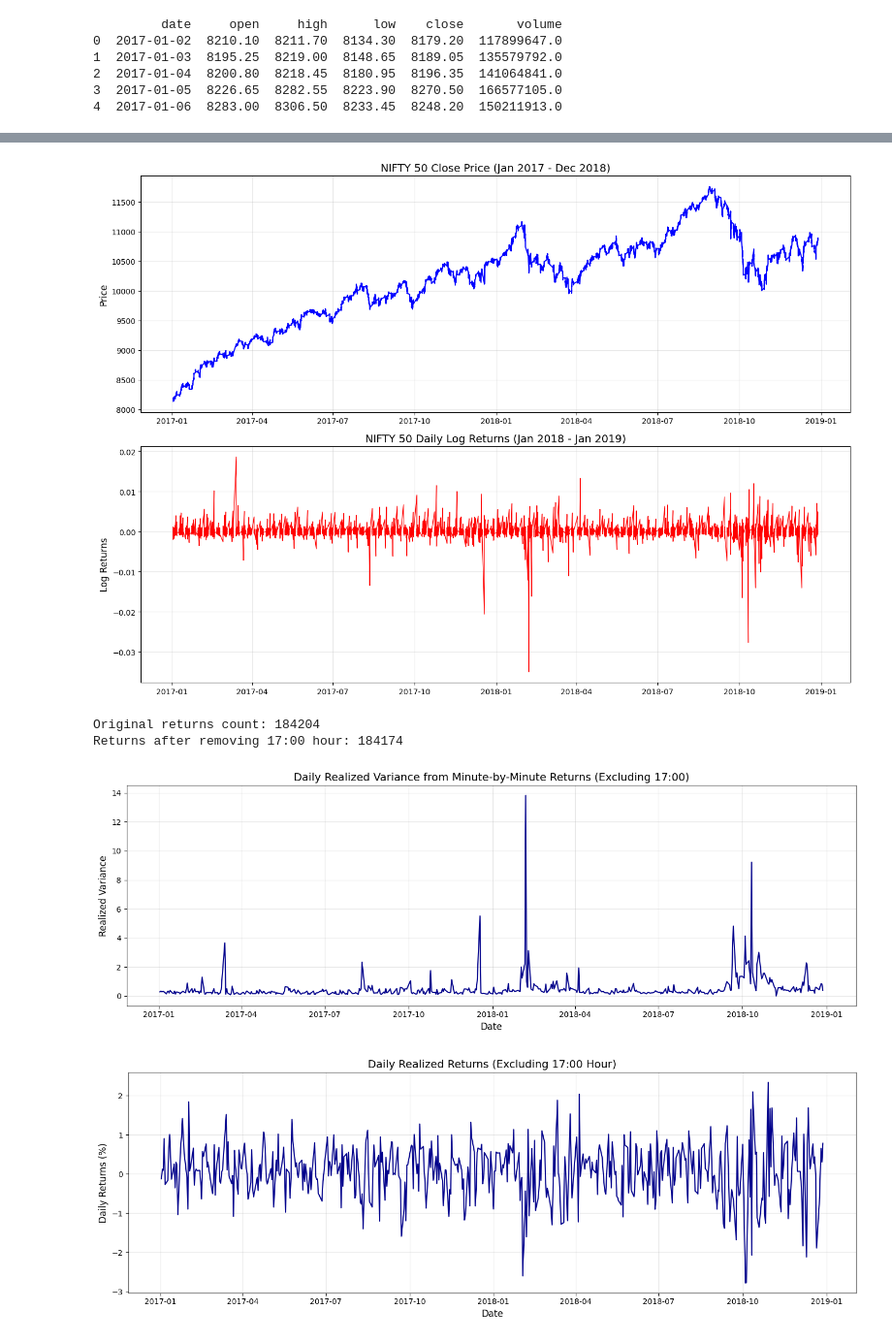
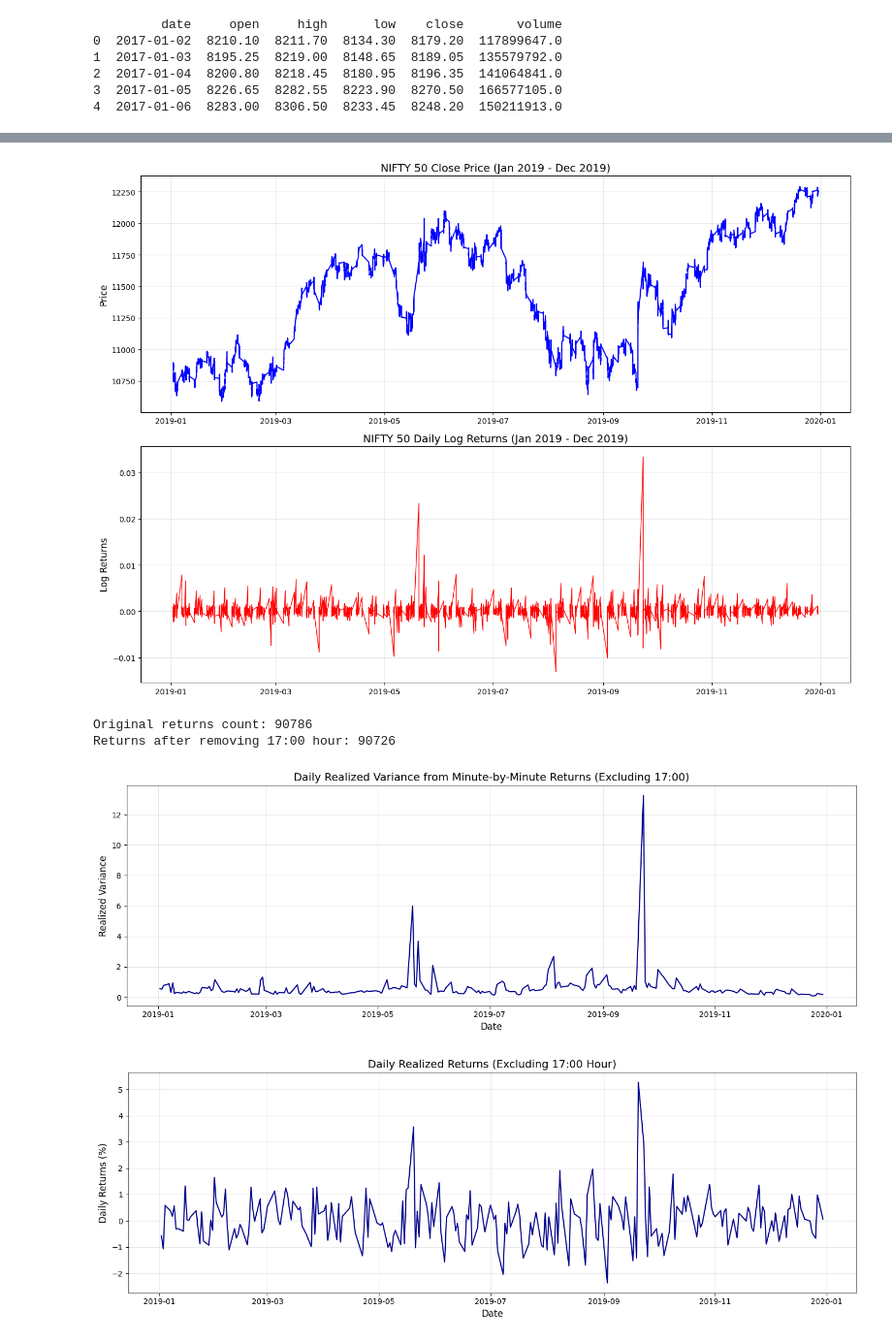
Before and after one commit to ClaudiooBarbieri/econometric-insurance, a Jupyter notebook: econometric/CyrilGARCH.ipynb, the cells around one changed output, grey strips where cells are left out. Shown at 97% size. Drawn from its saved outputs; the diff is of its cells as text; code cells hidden in the pictures.

```diff
--- a/econometric/CyrilGARCH.ipynb
+++ b/econometric/CyrilGARCH.ipynb
@@ -131,8 +121,9 @@ import statsmodels.tsa.stattools as ts
 
 
 # Filter data for specific date range
-data_start_date = pd.Timestamp("2017-01-02", tz="Asia/Kolkata")
-data_end_date = pd.Timestamp("2018-12-31", tz="Asia/Kolkata")
+data_start_date = pd.Timestamp("2019-01-02", tz="Asia/Kolkata")
+data_end_date = pd.Timestamp("2019-12-31", tz="Asia/Kolkata")
+
 
 
 filtered_stock_data = nifty50_data.loc[data_start_date:data_end_date]['close']
@@ -150,14 +141,14 @@ plt.figure(figsize=(14, 10))
 # Plot price Time Series
 plt.subplot(2, 1, 1)
 plt.plot(filtered_stock_data.index, filtered_stock_data.values, 'b-', linewidth=1.5)
-plt.title('NIFTY 50 Close Price (Jan 2017 - Dec 2018)', fontsize=14)
+plt.title('NIFTY 50 Close Price (Jan 2019 - Dec 2019)', fontsize=14)
 plt.ylabel('Price', fontsize=12)
 plt.grid(True, alpha=0.3)
 
 # Returns Time Series
 plt.subplot(2, 1, 2)
 plt.plot(returns.index, returns.values, 'r-', linewidth=1)
-plt.title('NIFTY 50 Daily Log Returns (Jan 2018 - Jan 2019)', fontsize=14)
+plt.title('NIFTY 50 Daily Log Returns (Jan 2019 - Dec 2019)', fontsize=14)
 plt.ylabel('Log Returns', fontsize=12)
 plt.grid(True, alpha=0.3)
 
@@ -169,6 +160,13 @@ returns.index = pd.to_datetime(returns.index)
 
 # Filter out 17:00 hour returns
 filtered_returns = returns[returns.index.hour != 17]
+
+
+filtered_returns= returns[
+    (returns.index.hour >= 9) & (returns.index.hour <= 15)
+]
+
+
 print(f"Original returns count: {len(returns)}")
 print(f"Returns after removing 17:00 hour: {len(filtered_returns)}")
 
@@ -202,6 +200,8 @@ plt.tight_layout()
 plt.show()
 
 # Add hourly aggregation (excluding 17:00 hour)
+print(filtered_returns.head(100))
+
 hourly_returns = filtered_returns.groupby(filtered_returns.index.floor('h')).sum() * 100
 hourly_returns = pd.Series(hourly_returns, name='Hourly Log Return')
 
@@ -279,7 +279,7 @@ hourly_returns_by_hour = hourly_returns.groupby(hourly_returns.index.hour).mean(
 
 plt.figure(figsize=(14, 6))
 plt.bar(hourly_returns_by_hour.index, hourly_returns_by_hour.values, color='teal')
-plt.title('Average Hourly Returns by Hour of Day (Excluding 17:00 Hour)', fontsize=14)
+plt.title('Average Hourly Returns by Hour of Day (Excluding after 17:00 Hour)', fontsize=14)
 plt.xlabel('Hour of Day', fontsize=12)
 plt.ylabel('Average Return (%)', fontsize=12)
 plt.grid(True, alpha=0.3, axis='y')
@@ -298,6 +298,6 @@ timestamp
 Name: close, dtype: float64
-[figure, old version]
+[figure, new version]
-Original returns count: 184204
-Returns after removing 17:00 hour: 184174
+Original returns count: 90786
+Returns after removing 17:00 hour: 90726
-[figure, old version]
+[figure, new version]
-[figure, old version]
+[figure, new version]
```
Also changed, not shown: parts of 7 cells of this notebook, 3 other files.
